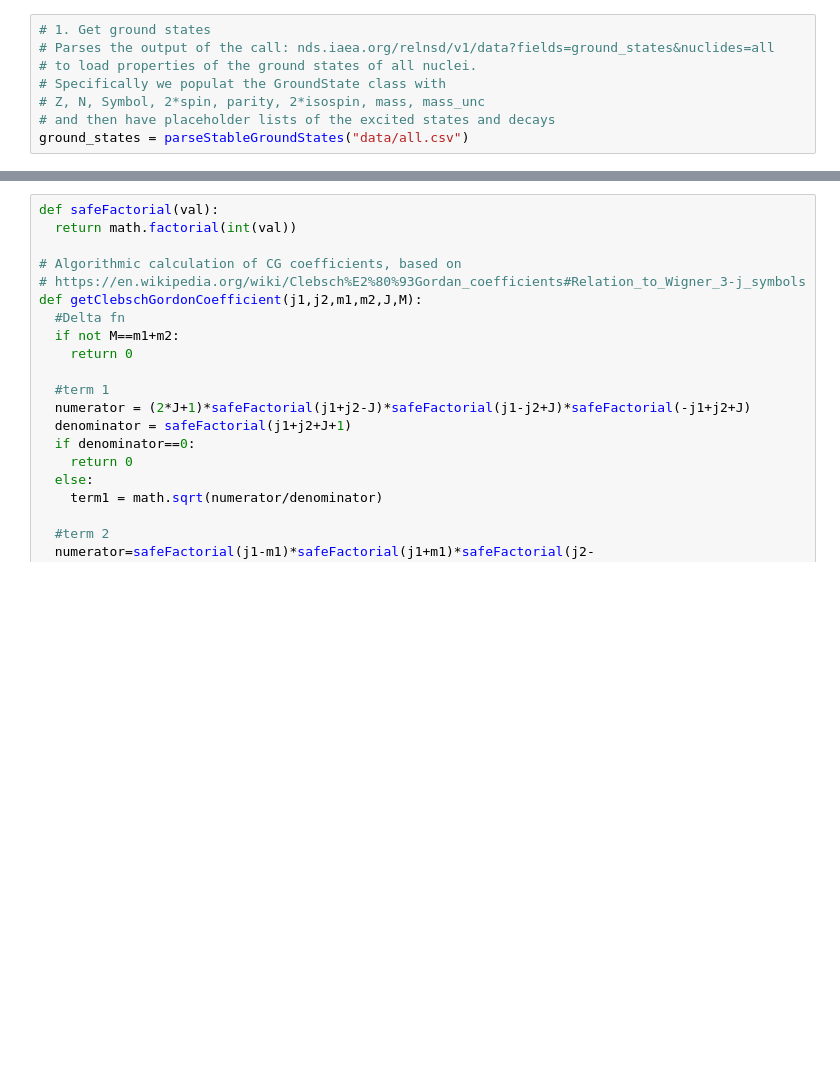
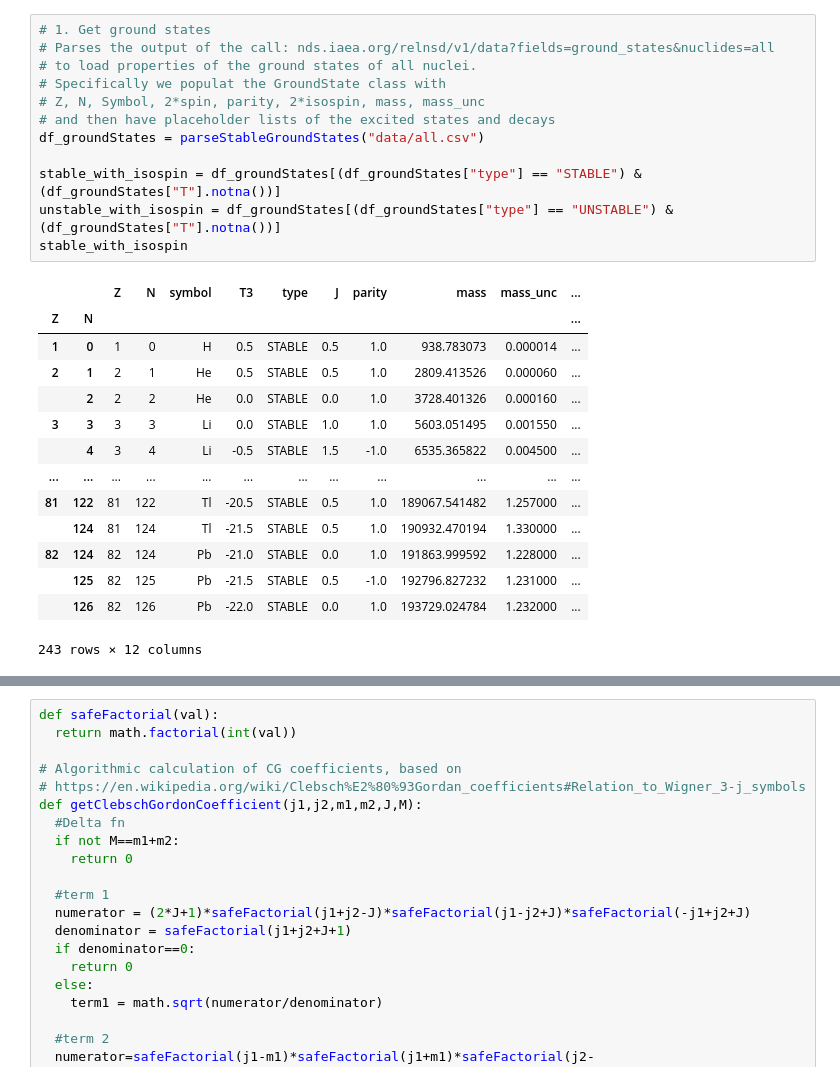
Before and after one commit to schedges/reactor_NC_calcs, a Jupyter notebook: calculator.ipynb, the cells around one changed output, grey strips where cells are left out. Saved outputs shown, nothing was run; the diff lists cells and outputs as text; blank space fills up the shorter version.

```diff
--- a/calculator.ipynb
+++ b/calculator.ipynb
@@ -154,10 +127,29 @@ def parseStableGroundStates(fname):
 # %%
 # 1. Get ground states
 # Parses the output of the call: nds.iaea.org/relnsd/v1/data?fields=ground_states&nuclides=all
 # to load properties of the ground states of all nuclei.
 # Specifically we populat the GroundState class with
 # Z, N, Symbol, 2*spin, parity, 2*isospin, mass, mass_unc
 # and then have placeholder lists of the excited states and decays
-ground_states = parseStableGroundStates("data/all.csv")
+df_groundStates = parseStableGroundStates("data/all.csv")
+
+stable_with_isospin = df_groundStates[(df_groundStates["type"] == "STABLE") & (df_groundStates["T"].notna())]
+unstable_with_isospin = df_groundStates[(df_groundStates["type"] == "UNSTABLE") & (df_groundStates["T"].notna())]
+stable_with_isospin
+# %% [output]
+|  |  | Z | N | symbol | T3 | type | J | parity | mass | mass_unc | ... |
+| Z | N |  |  |  |  |  |  |  |  |  | ... |
+| 1 | 0 | 1 | 0 | H | 0.5 | STABLE | 0.5 | 1.0 | 938.783073 | 0.000014 | ... |
+| 2 | 1 | 2 | 1 | He | 0.5 | STABLE | 0.5 | 1.0 | 2809.413526 | 0.000060 | ... |
+|  | 2 | 2 | 2 | He | 0.0 | STABLE | 0.0 | 1.0 | 3728.401326 | 0.000160 | ... |
+| 3 | 3 | 3 | 3 | Li | 0.0 | STABLE | 1.0 | 1.0 | 5603.051495 | 0.001550 | ... |
+|  | 4 | 3 | 4 | Li | -0.5 | STABLE | 1.5 | -1.0 | 6535.365822 | 0.004500 | ... |
+| ... | ... | ... | ... | ... | ... | ... | ... | ... | ... | ... | ... |
+| 81 | 122 | 81 | 122 | Tl | -20.5 | STABLE | 0.5 | 1.0 | 189067.541482 | 1.257000 | ... |
+|  | 124 | 81 | 124 | Tl | -21.5 | STABLE | 0.5 | 1.0 | 190932.470194 | 1.330000 | ... |
+| 82 | 124 | 82 | 124 | Pb | -21.0 | STABLE | 0.0 | 1.0 | 191863.999592 | 1.228000 | ... |
+|  | 125 | 82 | 125 | Pb | -21.5 | STABLE | 0.5 | -1.0 | 192796.827232 | 1.231000 | ... |
+|  | 126 | 82 | 126 | Pb | -22.0 | STABLE | 0.0 | 1.0 | 193729.024784 | 1.232000 | ... |
+243 rows × 12 columns
 # %%
 #Code for parsing gammas and levels files - stored in a dict indexed by excited level #
```
Also changed, not shown: parts of 7 cells of this notebook.
